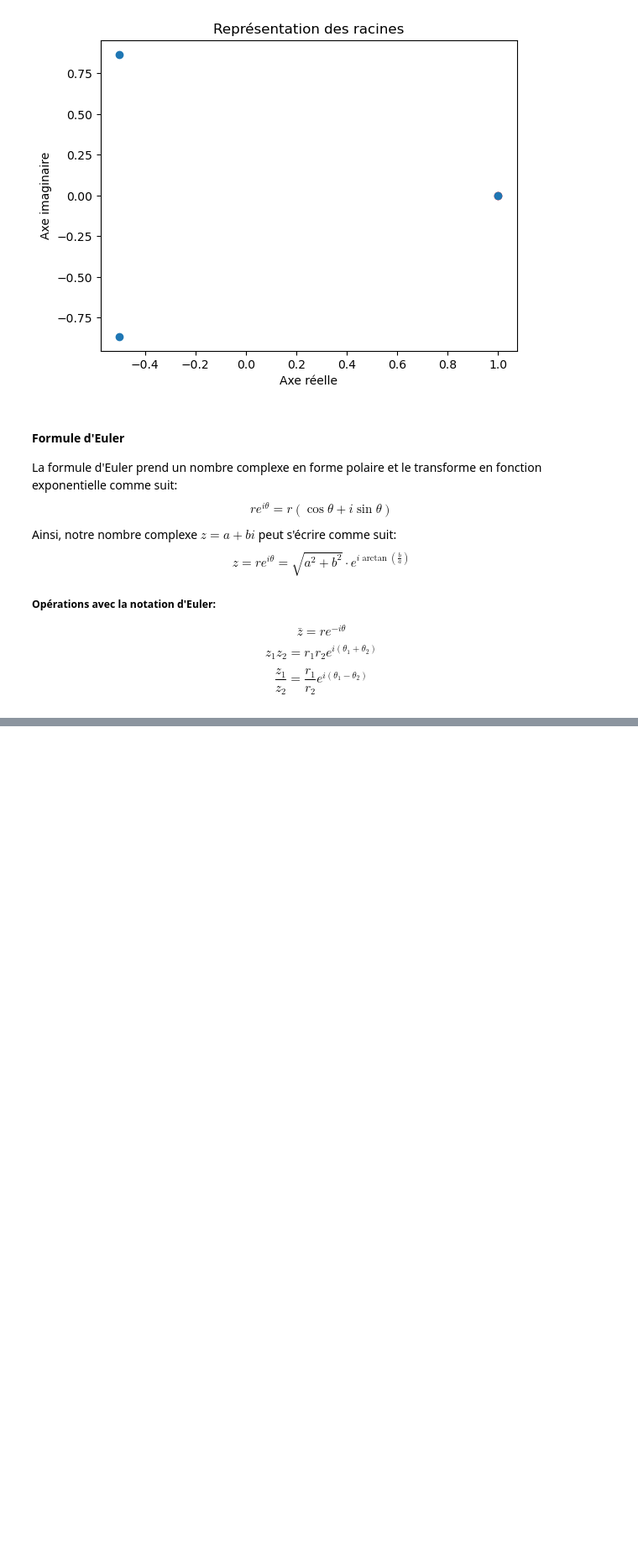
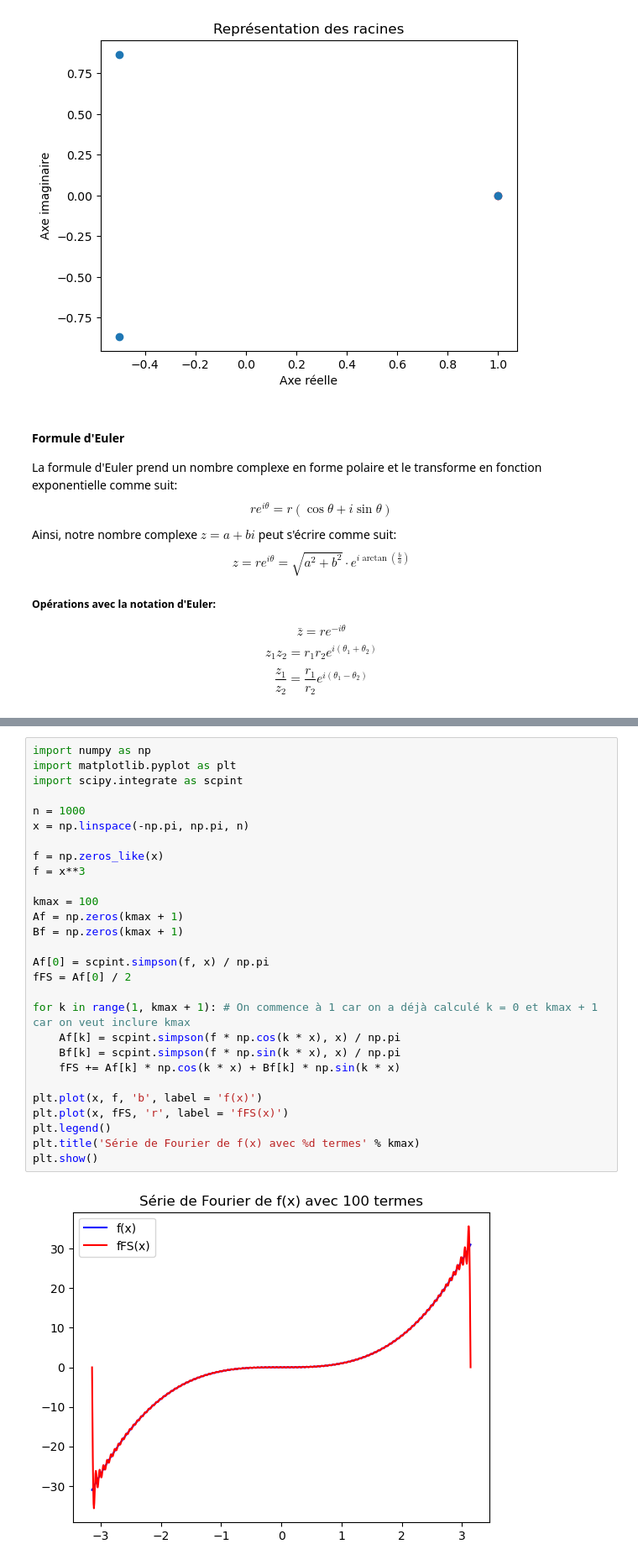
Before and after one commit to Zach3292/Calcul3, a Jupyter notebook: Note de cours.ipynb, the cells around one changed output, grey strips where cells are left out. Shown at 84% size. Cells and saved outputs as stored; diff of their text form; blank space fills up the shorter version.

```diff
--- a/Note de cours.ipynb
+++ b/Note de cours.ipynb
@@ -1104,0 +1134,30 @@ $$\frac{z_1}{z_2} = \frac{r_1}{r_2}e^{i(\theta_1 - \theta_2)}$$
+# %%
+import numpy as np
+import matplotlib.pyplot as plt
+import scipy.integrate as scpint
+
+n = 1000
+x = np.linspace(-np.pi, np.pi, n)
+
+f = np.zeros_like(x)
+f = x**3
+
+kmax = 100
+Af = np.zeros(kmax + 1)
+Bf = np.zeros(kmax + 1)
+
+Af[0] = scpint.simpson(f, x) / np.pi
+fFS = Af[0] / 2
+
+for k in range(1, kmax + 1): # On commence à 1 car on a déjà calculé k = 0 et kmax + 1 car on veut inclure kmax
+    Af[k] = scpint.simpson(f * np.cos(k * x), x) / np.pi
+    Bf[k] = scpint.simpson(f * np.sin(k * x), x) / np.pi
+    fFS += Af[k] * np.cos(k * x) + Bf[k] * np.sin(k * x)
+
+plt.plot(x, f, 'b', label = 'f(x)')
+plt.plot(x, fFS, 'r', label = 'fFS(x)')
+plt.legend()
+plt.title('Série de Fourier de f(x) avec %d termes' % kmax)
+plt.show()
+# %% [output]
+[figure, added]
```
Also changed, not shown: parts of 5 cells of this notebook, 1 other file.
